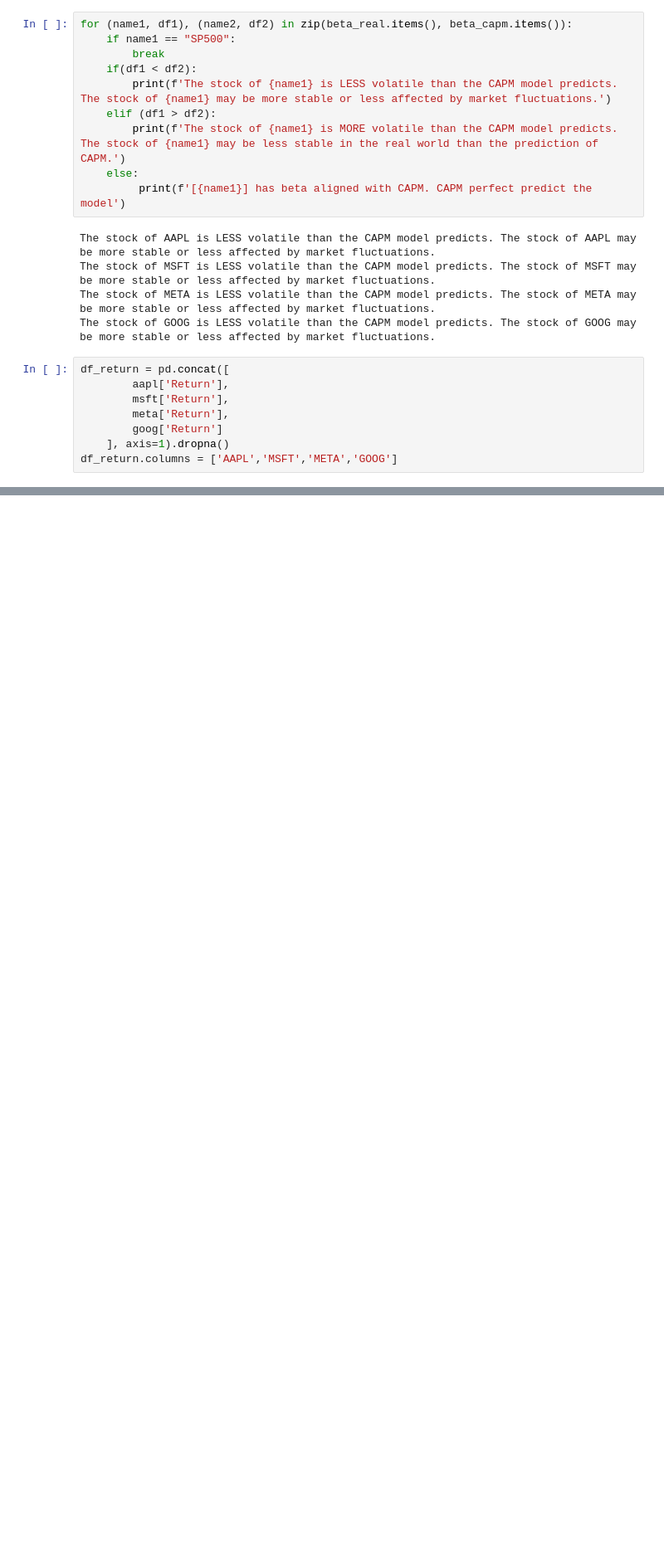
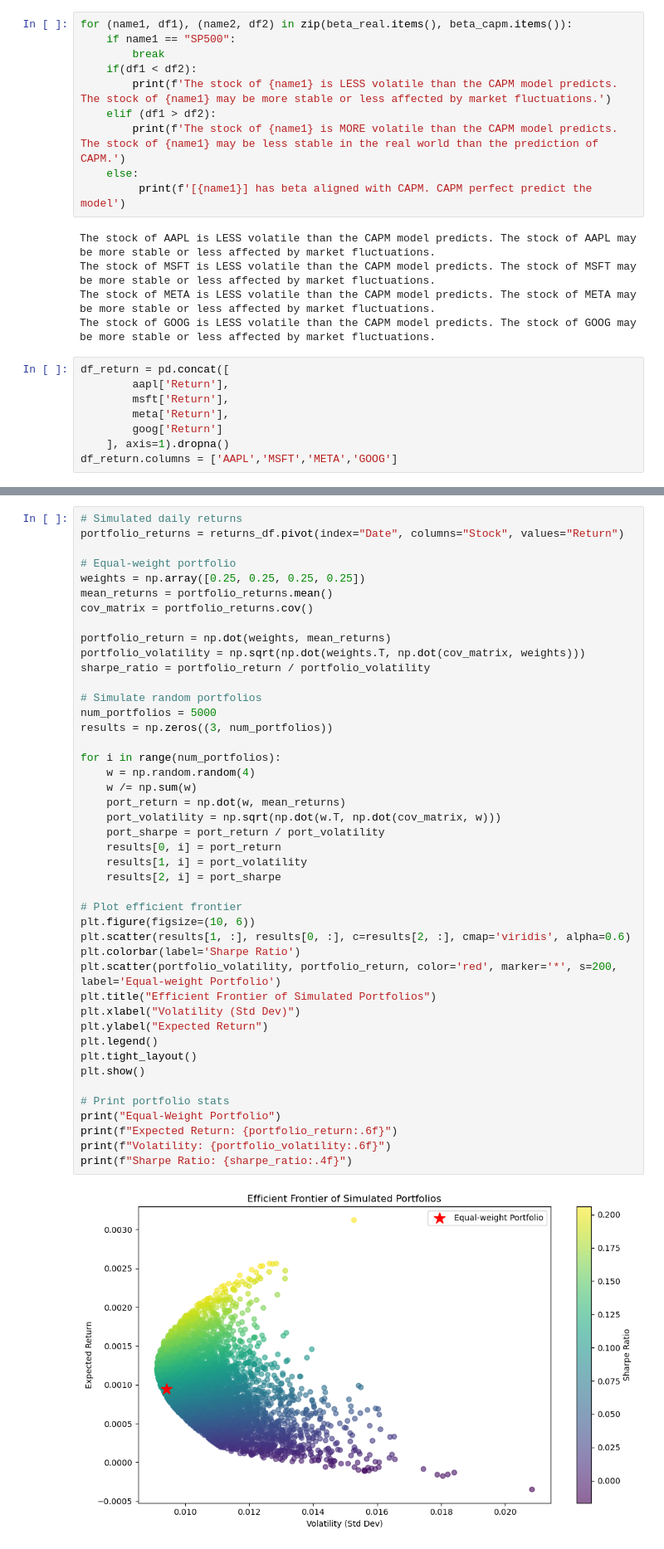
Before and after one commit to yl5735/5261-pj, a Jupyter notebook: 5261 final Pj V2.ipynb, the cells around one changed output, grey strips where cells are left out. Shown at 83% size. Cells and saved outputs as stored; diff of their text form; blank space fills up the shorter version.

```diff
--- a/5261 final Pj V2.ipynb
+++ b/5261 final Pj V2.ipynb
@@ -316,0 +410,46 @@ plt.show()
+# %%
+# Simulated daily returns
+portfolio_returns = returns_df.pivot(index="Date", columns="Stock", values="Return")
+
+# Equal-weight portfolio
+weights = np.array([0.25, 0.25, 0.25, 0.25])
+mean_returns = portfolio_returns.mean()
+cov_matrix = portfolio_returns.cov()
+
+portfolio_return = np.dot(weights, mean_returns)
+portfolio_volatility = np.sqrt(np.dot(weights.T, np.dot(cov_matrix, weights)))
+sharpe_ratio = portfolio_return / portfolio_volatility
+
+# Simulate random portfolios
+num_portfolios = 5000
+results = np.zeros((3, num_portfolios))
+
+for i in range(num_portfolios):
+    w = np.random.random(4)
+    w /= np.sum(w)
+    port_return = np.dot(w, mean_returns)
+    port_volatility = np.sqrt(np.dot(w.T, np.dot(cov_matrix, w)))
+    port_sharpe = port_return / port_volatility
+    results[0, i] = port_return
+    results[1, i] = port_volatility
+    results[2, i] = port_sharpe
+
+# Plot efficient frontier
+plt.figure(figsize=(10, 6))
+plt.scatter(results[1, :], results[0, :], c=results[2, :], cmap='viridis', alpha=0.6)
+plt.colorbar(label='Sharpe Ratio')
+plt.scatter(portfolio_volatility, portfolio_return, color='red', marker='*', s=200, label='Equal-weight Portfolio')
+plt.title("Efficient Frontier of Simulated Portfolios")
+plt.xlabel("Volatility (Std Dev)")
+plt.ylabel("Expected Return")
+plt.legend()
+plt.tight_layout()
+plt.show()
+
+# Print portfolio stats
+print("Equal-Weight Portfolio")
+print(f"Expected Return: {portfolio_return:.6f}")
+print(f"Volatility: {portfolio_volatility:.6f}")
+print(f"Sharpe Ratio: {sharpe_ratio:.4f}")
+# %% [output]
+[figure, added]
```
Also changed, not shown: parts of 20 cells of this notebook.
